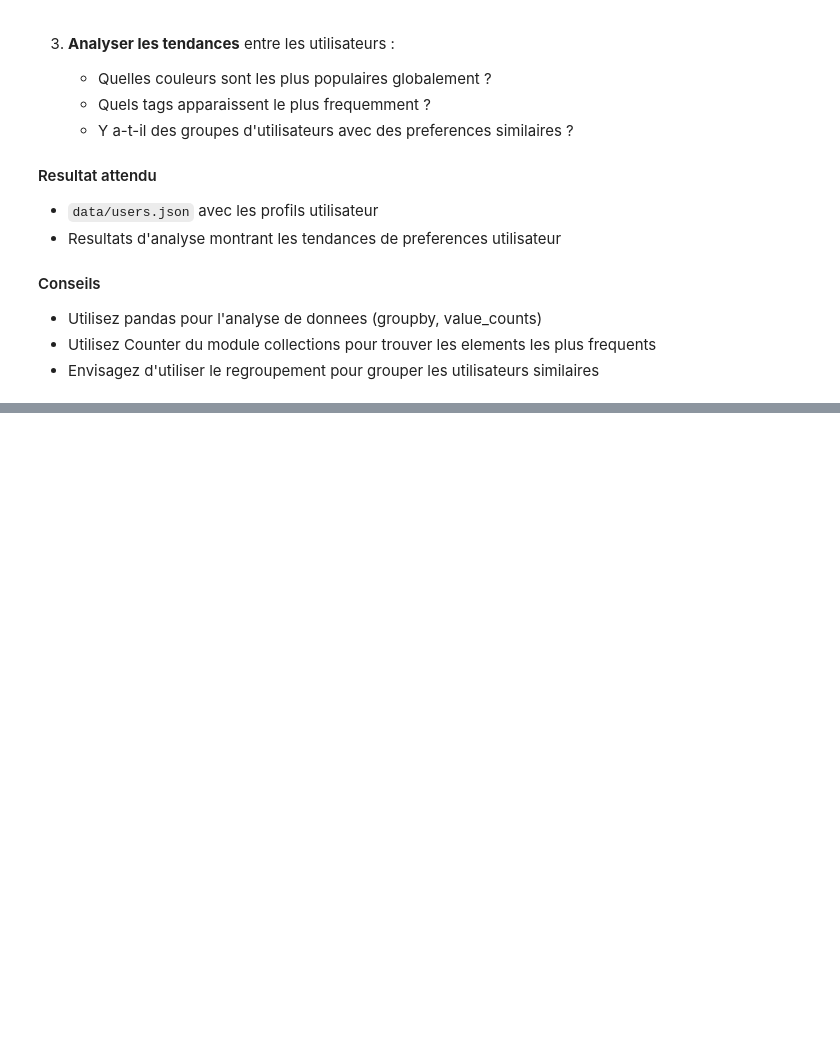
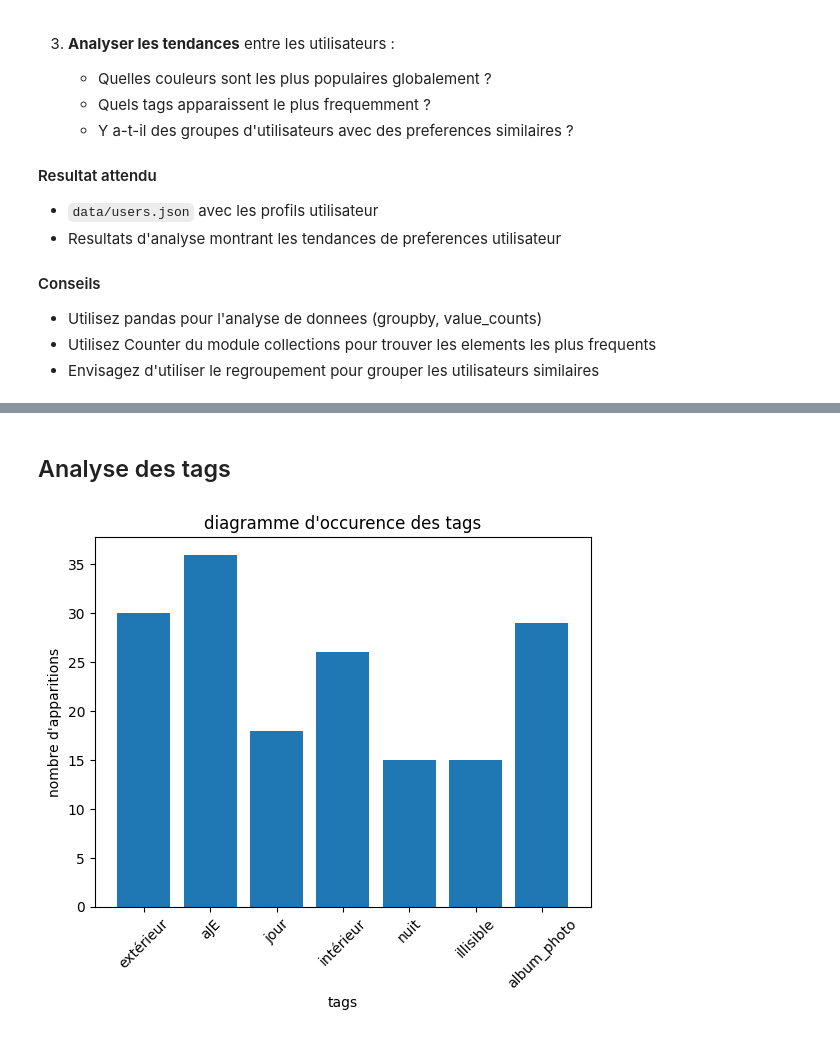
Before and after one commit to Toinoux38/I8PDF, a Jupyter notebook: projet.ipynb, the cells around one changed output, grey strips where cells are left out. Drawn from its saved outputs; the diff is of its cells as text; code cells hidden in the pictures; blank space fills up the shorter version.

```diff
--- a/projet.ipynb
+++ b/projet.ipynb
@@ -411,7 +405,7 @@ import os
 
 # ── Charger les métadonnées des images ──────────────────────────
 data = json.load(open("data/image_metadata.json"))
-dataframe = pd.json_normalize(data)
+dataframe_AI = pd.json_normalize(data)
 
 # ── Récupérer les tags définis dans la cellule précédente ───────
 tag = ["album_photo", "extérieur", "illisible", "intérieur", "aJE", "jour", "nuit"]
@@ -439,7 +433,7 @@ photo_tags = [
 ]
 
 # Ajouter les tags au dataframe
-dataframe["tags"] = photo_tags[:len(dataframe)]
+dataframe_AI["tags"] = photo_tags[:len(dataframe_AI)]
 
 # ── Fonction pour convertir RGB en nom de couleur (inspiré de TP2) ──
 def rgb_to_color_name(r, g, b):
@@ -507,7 +501,7 @@ def extract_dominant_colors(image_path, n_colors=3):
 # Extraire les couleurs pour toutes les images
 print("Extraction des couleurs dominantes (KMeans)...")
 dominant_colors = []
-for idx, row in dataframe.iterrows():
+for idx, row in dataframe_AI.iterrows():
     img_path = f"images/{row['id']}"
     if os.path.exists(img_path):
         colors = extract_dominant_colors(img_path)
@@ -515,20 +509,20 @@ for idx, row in dataframe.iterrows():
         colors = ["gris"]
     dominant_colors.append(colors)
     if (idx + 1) % 20 == 0:
-        print(f"  [{idx + 1}/{len(dataframe)}] images traitées...")
+        print(f"  [{idx + 1}/{len(dataframe_AI)}] images traitées...")
 
-dataframe["dominant_colors"] = dominant_colors
+dataframe_AI["dominant_colors"] = dominant_colors
 
 # Charger orientation et size_category
 try:
     enriched_data = json.load(open("data/metadata.json"))
     enriched_df = pd.json_normalize(enriched_data)
-    dataframe["orientation"] = enriched_df["orientation"]
-    dataframe["size_category"] = enriched_df["size_category"]
+    dataframe_AI["orientation"] = enriched_df["orientation"]
+    dataframe_AI["size_category"] = enriched_df["size_category"]
 except FileNotFoundError:
     orientations = []
     sizes = []
-    for _, row in dataframe.iterrows():
+    for _, row in dataframe_AI.iterrows():
         img_path = f"images/{row['id']}"
         if os.path.exists(img_path):
             with Image.open(img_path) as img:
@@ -539,9 +533,9 @@ except FileNotFoundError:
         else:
             orientations.append("unknown")
             sizes.append("unknown")
-    dataframe["orientation"] = orientations
-    dataframe["size_category"] = sizes
+    dataframe_AI["orientation"] = orientations
+    dataframe_AI["size_category"] = sizes
 
-print(f"\n✓ {len(dataframe)} images chargées avec tags, couleurs et métadonnées")
-dataframe[["id", "tags", "dominant_colors", "orientation", "size_category"]].head(10)
+print(f"\n✓ {len(dataframe_AI)} images chargées avec tags, couleurs et métadonnées")
+dataframe_AI[["id", "tags", "dominant_colors", "orientation", "size_category"]].head(10)
 # %% [output]
@@ -784,0 +1089,24 @@ summary_df
+# %% [markdown]
+## Analyse des tags
+# %%
+list_tags = []
+for tags in dataframe_AI["tags"]:
+    list_tags += tags
+
+tags = []
+count = []
+
+for x, y in Counter(list_tags).items():
+    tags.append(x)
+    count.append(y)
+
+# Plot histogramme
+plot.bar(tags, count)
+
+plot.title("diagramme d'occurence des tags")
+plot.xlabel("tags")
+plot.xticks(rotation=45)
+plot.ylabel("nombre d'apparitions")
+plot.show()
+# %% [output]
+[figure, added]
```
Also changed, not shown: parts of 13 cells of this notebook.
